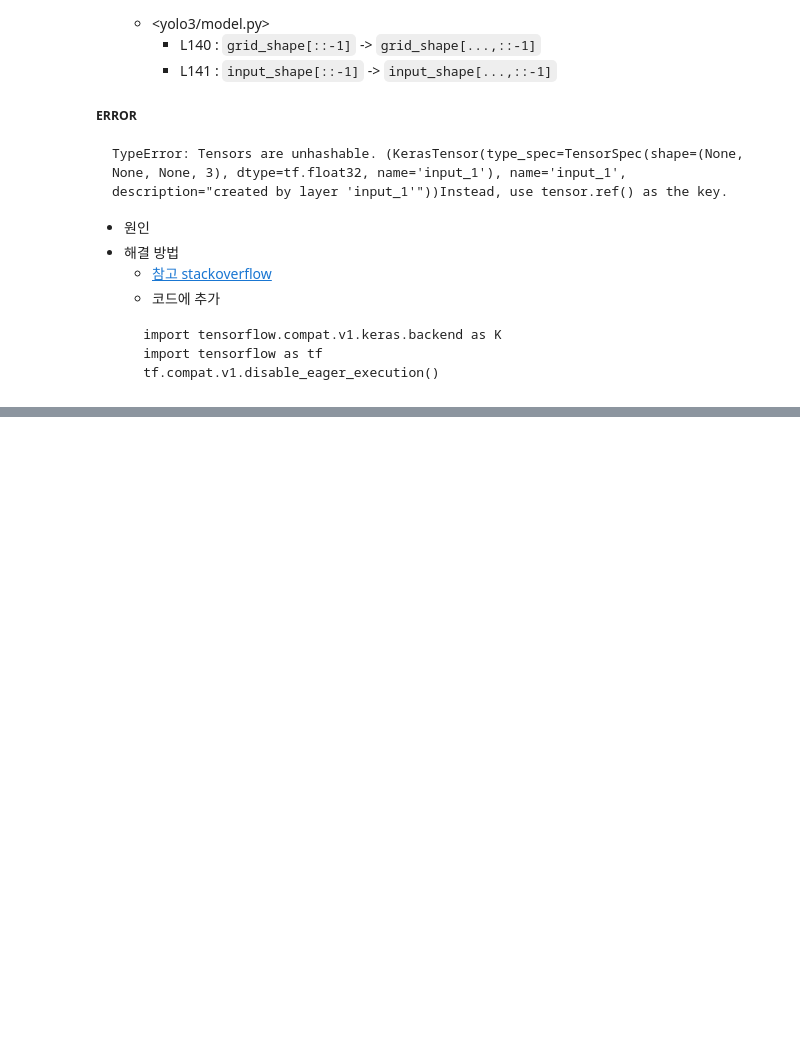
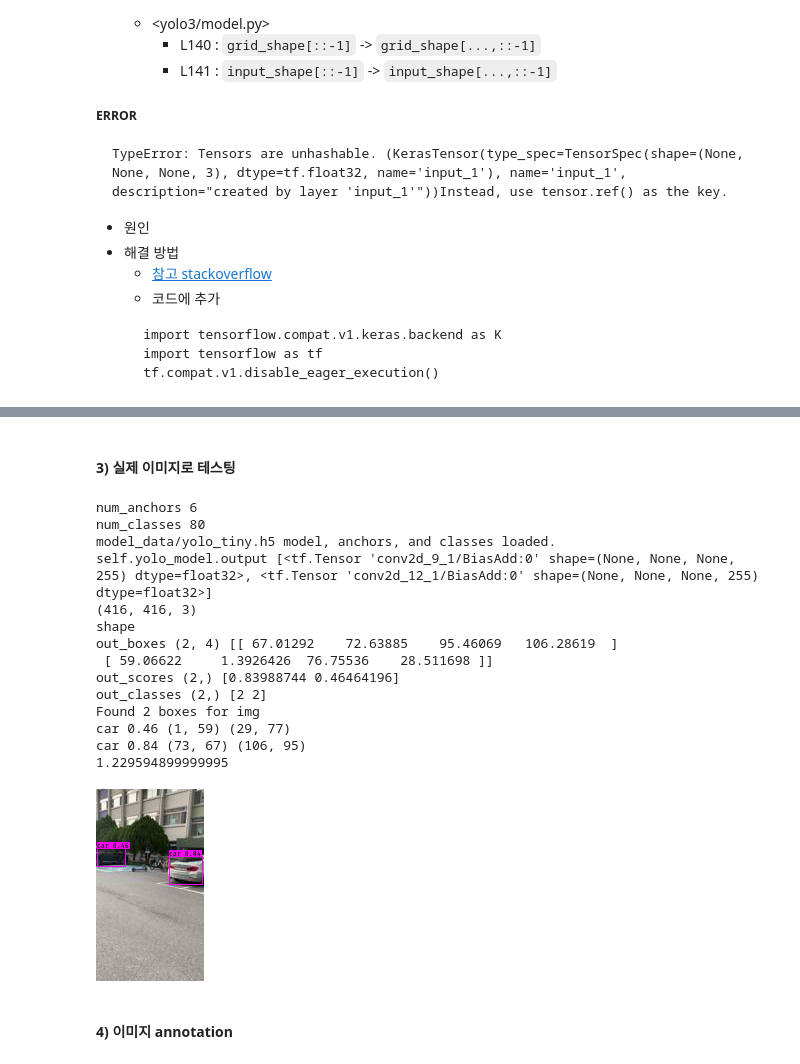
Before and after one commit to HyeJu99/2021_AI_yolo3, a Jupyter notebook: study_yolo/yolo3_객체탐지.ipynb, the cells around one changed output, grey strips where cells are left out. Cells and saved outputs as stored; diff of their text form; code cells hidden in the pictures; blank space fills up the shorter version.

Commit message:
update: using real data

```diff
--- a/study_yolo/yolo3_객체탐지.ipynb
+++ b/study_yolo/yolo3_객체탐지.ipynb
@@ -264 +245,37 @@ bicycle 0.50 (204, 152) (577, 449)
 [figure]
+# %% [markdown]
+#### **3) 실제 이미지로 테스팅**
+# %%
+from IPython.display import display
+from PIL import Image
+from yolo import YOLO
+
+import tensorflow.compat.v1.keras.backend as K
+import tensorflow as tf
+tf.compat.v1.disable_eager_execution()
+
+def objectDetection(file, model_path, class_path):
+    yolo = YOLO(model_path=model_path, classes_path=class_path, anchors_path="model_data/yolo_tiny_anchors.txt")
+    image = Image.open(file)
+    result_image = yolo.detect_image(image)
+    display(result_image)
+
+objectDetection('resize_img/00000.jpg', 'model_data/yolo_tiny.h5', 'model_data/coco_classes.txt')
+# %% [output]
+num_anchors 6
+num_classes 80
+model_data/yolo_tiny.h5 model, anchors, and classes loaded.
+self.yolo_model.output [<tf.Tensor 'conv2d_9_1/BiasAdd:0' shape=(None, None, None, 255) dtype=float32>, <tf.Tensor 'conv2d_12_1/BiasAdd:0' shape=(None, None, None, 255) dtype=float32>]
+(416, 416, 3)
+shape
+out_boxes (2, 4) [[ 67.01292    72.63885    95.46069   106.28619  ]
+ [ 59.06622     1.3926426  76.75536    28.511698 ]]
+out_scores (2,) [0.83988744 0.46464196]
+out_classes (2,) [2 2]
+Found 2 boxes for img
+car 0.46 (1, 59) (29, 77)
+car 0.84 (73, 67) (106, 95)
+1.229594899999995
+[figure, added]
+# %% [markdown]
+#### **4) 이미지 annotation**
```
Also changed, not shown: parts of 13 cells of this notebook.
